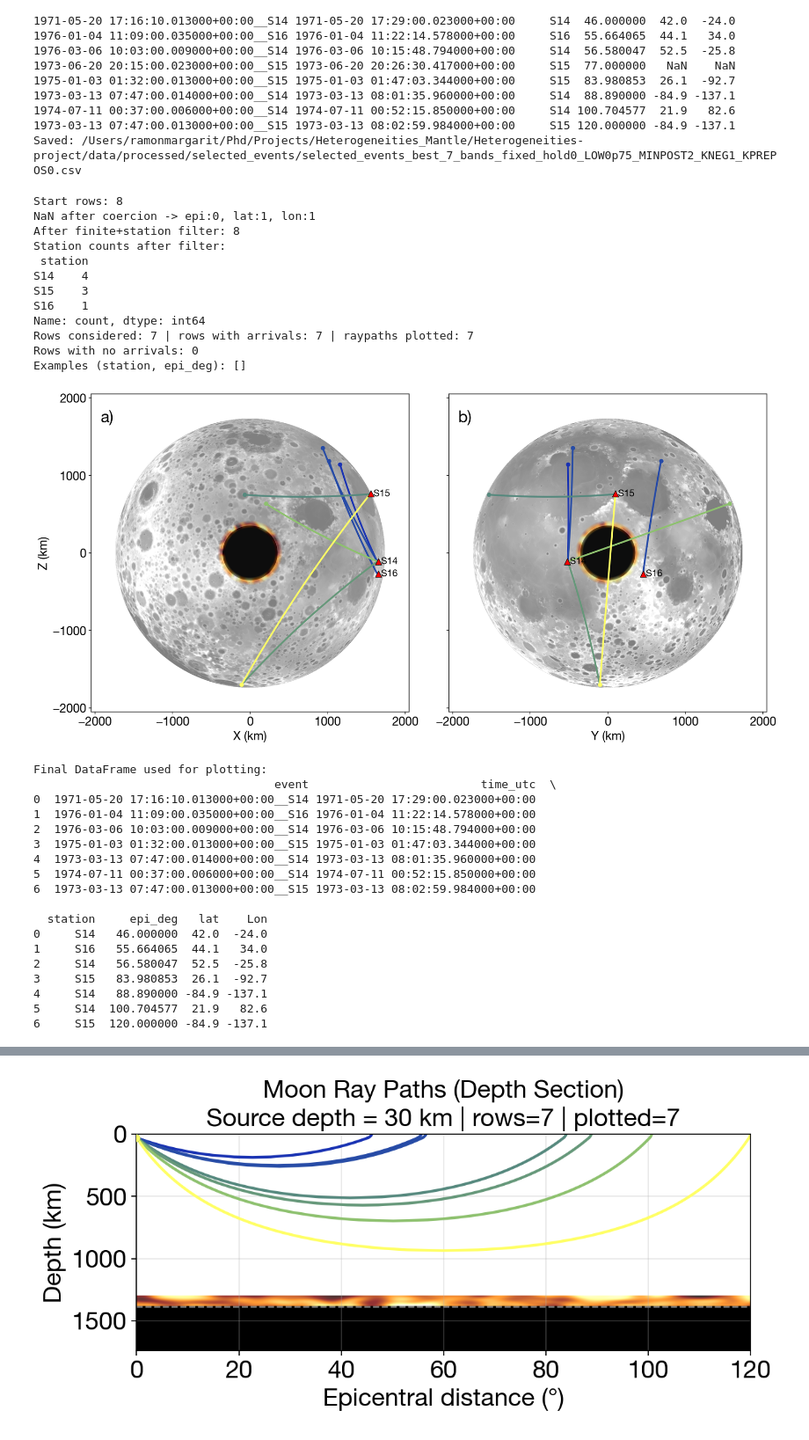
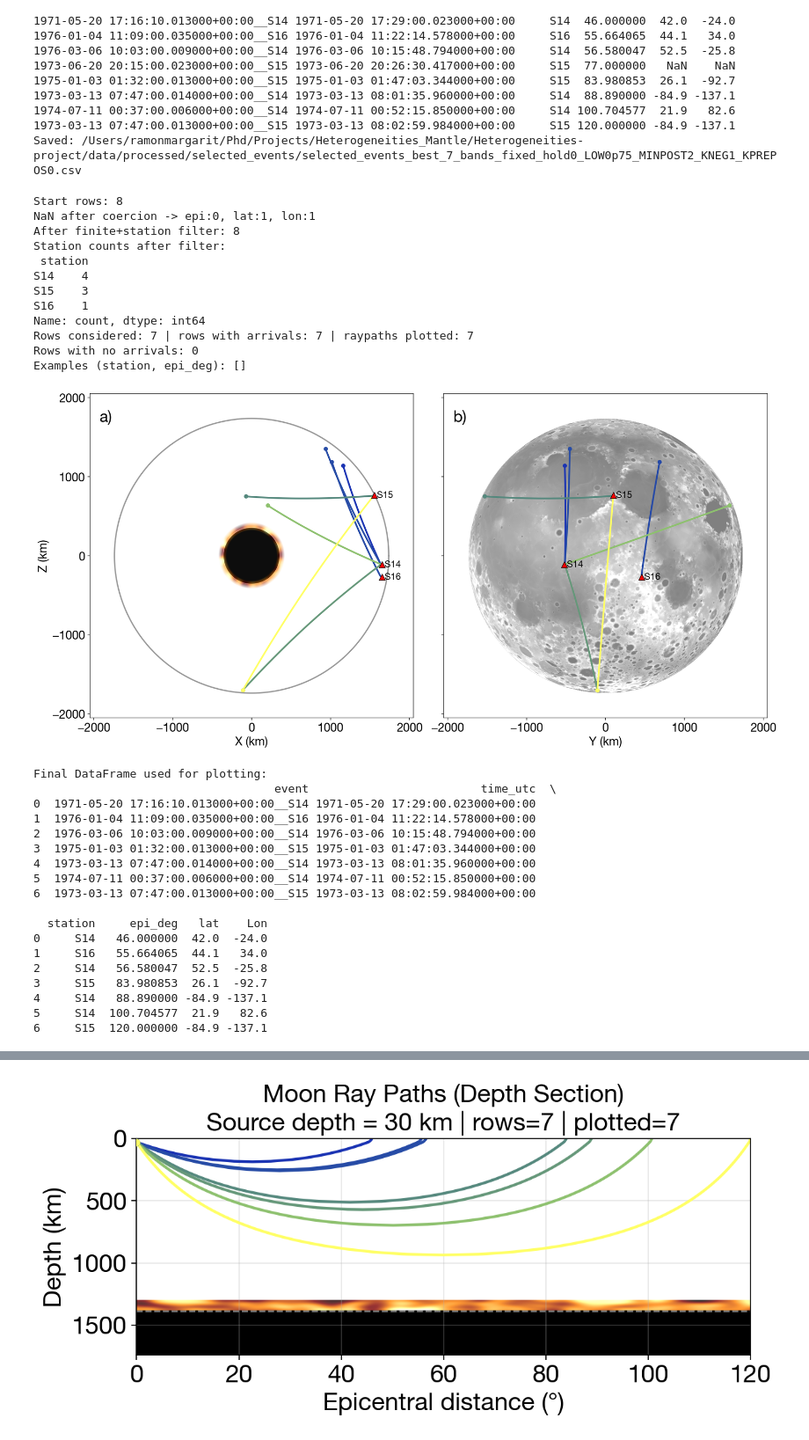
Before and after one commit to RamonMargarit/Heterogeneities-project, a Jupyter notebook: notebooks/RayPath.ipynb, the cells around one changed output, grey strips where cells are left out. Shown at 88% size. Saved outputs shown, nothing was run; the diff lists cells and outputs as text; code cells hidden in the pictures.

```diff
--- a/notebooks/RayPath.ipynb
+++ b/notebooks/RayPath.ipynb
@@ -678,62 +678,78 @@ def plot_rays_3views_with_core_occlusion(out_df, dem_grid_path=None):
 
 
 
-    for ax, (title, view_key, xlab, ylab) in zip(axes, views):
-        img, extent = topo_textures[view_key]
-        vmin, vmax = np.nanpercentile(img, [2, 98])
-        ax.imshow(img, extent=extent, origin="lower",
-                  alpha=TOPO_ALPHA, cmap="gray", vmin=vmin, vmax=vmax, zorder=0)
+    for i, (ax, (title, view_key, xlab, ylab)) in enumerate(zip(axes, views)):
 
-        ax.fill(core_u, core_v, color="0.05", alpha=1.0, zorder=2)
-        # ---- magma random blob ring ----
-        # ---- blob ring with feathered edge via alpha mask (keeps your style) ----
-        core_inner = CORE_RADIUS_KM * 0.90
-        core_outer = CORE_RADIUS_KM * 1.20
+        # ---------------- Panel-specific simplifications ----------------
+        draw_topo = (i != 0)   # left plot (i==0): NO lunar topography
+        draw_core = (i != 1)   # right plot (i==1): NO core disk ("there")
+        draw_ring = (i != 1)   # right plot (i==1): NO outer ring
+        # ----------------------------------------------------------------
 
-        npix = 500
-        x = np.linspace(-core_outer, core_outer, npix)
-        y = np.linspace(-core_outer, core_outer, npix)
-        X, Y = np.meshgrid(x, y)
-        R = np.sqrt(X**2 + Y**2)
+        # ---- optional topo background ----
+        if draw_topo:
+            if dem is None:
+                dem = _prep_dem(dem_grid_path=dem_grid_path, resolution=MOON_RELIEF_RES)
+            if view_key not in topo_textures:
+                topo_textures[view_key] = _make_topo_texture_for_view(
+                    dem, view_key, npix=TOPO_RES_PIX
+                )
+            img, extent = topo_textures[view_key]
+            vmin, vmax = np.nanpercentile(img, [2, 98])
+            ax.imshow(
+                img, extent=extent, origin="lower",
+                alpha=TOPO_ALPHA, cmap="gray", vmin=vmin, vmax=vmax, zorder=0
+            )
+        if i == 0:
+            ax.plot(moon_u, moon_v, color="0.6", lw=2.0, zorder=6)
 
-        # smooth random field (your style)
-        noise = np.random.rand(npix, npix)
-        from scipy.ndimage import gaussian_filter
-        noise = gaussian_filter(noise, sigma=20)
+        # ---- optional core disk ----
+        if draw_core:
+            ax.fill(core_u, core_v, color="0.05", alpha=1.0, zorder=2)
 
-        # hard annulus mask for the colors
-        mask = (R >= core_inner) & (R <= core_outer)
-        blob_field = np.where(mask, noise, np.nan)
+        # ---- optional blob ring annulus ----
+        if draw_ring:
+            core_inner = CORE_RADIUS_KM * 0.90
+            core_outer = CORE_RADIUS_KM * 1.20
 
-        # --- NEW: feathered edges using an alpha ramp (in km) ---
-        fade_km = 80.0  # try 10–80
+            npix = 500
+            x = np.linspace(-core_outer, core_outer, npix)
+            y = np.linspace(-core_outer, core_outer, npix)
+            X, Y = np.meshgrid(x, y)
+            R = np.sqrt(X**2 + Y**2)
 
-        # distance to nearest annulus boundary (>=0 inside ring)
-        d_to_inner = R - core_inner
-        d_to_outer = core_outer - R
-        d = np.minimum(d_to_inner, d_to_outer)
+            noise = np.random.rand(npix, npix)
+            from scipy.ndimage import gaussian_filter
+            noise = gaussian_filter(noise, sigma=20)
 
-        # alpha ramps from 0 at boundary to 1 after fade_km
-        alpha_ring = np.clip(d / fade_km, 0.0, 1.0)
-        alpha_ring[~mask] = 0.0  # outside ring fully transparent
+            mask = (R >= core_inner) & (R <= core_outer)
+            blob_field = np.where(mask, noise, np.nan)
 
-        ax.imshow(
-            blob_field,
-            extent=[-core_outer, core_outer, -core_outer, core_outer],
-            origin="lower",
-            cmap="afmhot",     # or "magma" afmhot
-            alpha=alpha_ring,  # <<< key change
-            zorder=3
-        )
+            fade_km = 80.0
+            d_to_inner = R - core_inner
+            d_to_outer = core_outer - R
+            d = np.minimum(d_to_inner, d_to_outer)
 
+            alpha_ring = np.clip(d / fade_km, 0.0, 1.0)
+            alpha_ring[~mask] = 0.0
+
+            ax.imshow(
+                blob_field,
+                extent=[-core_outer, core_outer, -core_outer, core_outer],
+                origin="lower",
+                cmap="afmhot",
+                alpha=alpha_ring,
+                zorder=3
+            )
+
+        # ---- rest of your formatting as-is ----
         ax.set_aspect("equal")
         ax.set_xlabel(xlab)
         ax.set_ylabel(ylab)
         lim = RMOON_KM * 1.18
-        base_ticks = np.arange(-2000, 2001, 1000)  # adjust spacing if needed
+        base_ticks = np.arange(-2000, 2001, 1000)
         ax.set_xticks(base_ticks)
         ax.set_yticks(base_ticks)
-
         ax.set_xlim(-lim, lim)
         ax.set_ylim(-lim, lim)
         axes[0].set_ylabel("Z (km)")
@@ -853,34 +869,34 @@ def plot_rays_3views_with_core_occlusion(out_df, dem_grid_path=None):
         f"Rows considered: {n_rows_considered} | "
         f"rows with arrivals: {n_rows_with_arrivals} | "
         f"raypaths plotted: {n_rays_plotted}"
     )
     print(f"Rows with no arrivals: {len(no_arrivals)}")
     print("Examples (station, epi_deg):", no_arrivals[:10])
 
     # <<<
 
     plt.tight_layout()
     #plt.savefig("/Users/ramonmargarit/IPGP Dropbox/Ramon Margarit/PhD/Science/Modelling_Envelopes/results/Raytracing/moon_rays_3views.pdf", dpi=300)
     plt.show()
     return df_final  # return the final filtered DataFrame for any further use
 # ---- run ----
 df_final = plot_rays_3views_with_core_occlusion(out_df, dem_grid_path=None)
 print("Final DataFrame used for plotting:")
 print(df_final)
 # %% [output]
 Start rows: 8
 NaN after coercion -> epi:0, lat:1, lon:1
 After finite+station filter: 8
 Station counts after filter:
  station
 S14    4
 S15    3
 S16    1
 Name: count, dtype: int64
 Rows considered: 7 | rows with arrivals: 7 | raypaths plotted: 7
 Rows with no arrivals: 0
 Examples (station, epi_deg): []
-[figure, old version]
+[figure, new version]
 Final DataFrame used for plotting:
                                    event                         time_utc  \
 0  1971-05-20 17:16:10.013000+00:00__S14 1971-05-20 17:29:00.023000+00:00
```
Also changed, not shown: parts of 2 cells of this notebook, 6 other files.
